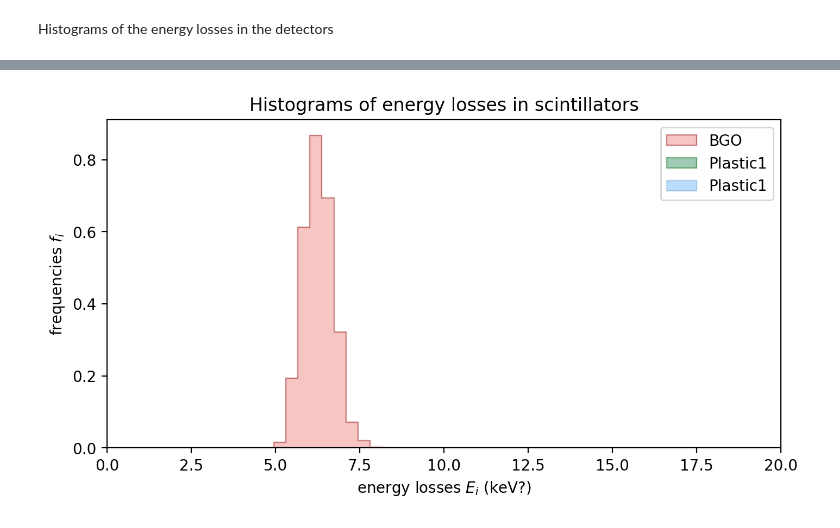
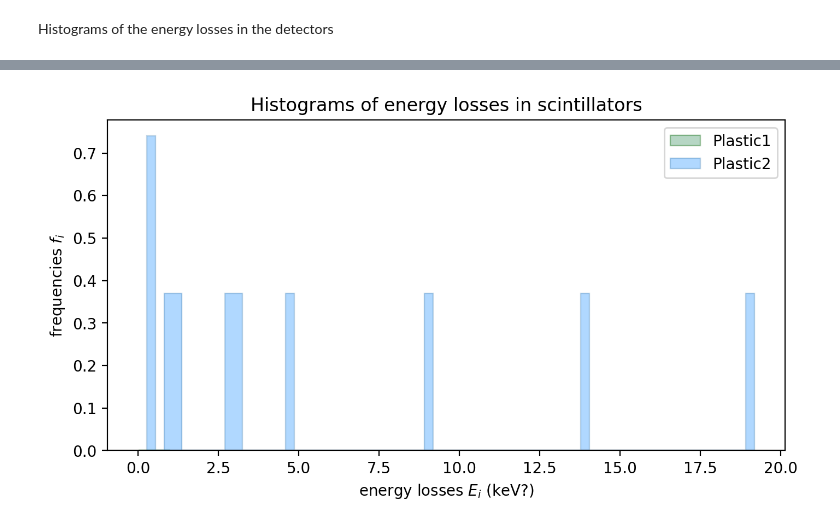
Before and after one commit to emanuelitoss/DreamExperiment, a Jupyter notebook: analysisDreamSimulation/dreamAnalysis.ipynb, the cells around one changed output, grey strips where cells are left out. Saved outputs shown, nothing was run; the diff lists cells and outputs as text; code cells hidden in the pictures.

```diff
--- a/analysisDreamSimulation/dreamAnalysis.ipynb
+++ b/analysisDreamSimulation/dreamAnalysis.ipynb
@@ -99,21 +116,19 @@ Histograms of the energy losses in the detectors
 # %%
 # prepare the figure
 fig = plt.figure(111, figsize=(8,4), dpi=200)
 
 # plot the histo
-plt.hist(energyBGO, label='BGO', histtype="stepfilled",
-         color="lightcoral", ec="darkred", alpha=0.45, lw=0.85, density=True)
-plt.hist(energyScint1, label='Plastic1', histtype="stepfilled",
-         color="seagreen", ec="darkgreen", alpha=0.45, lw=0.85, density=True)
-plt.hist(energyScint1, label='Plastic1', histtype="stepfilled",
-         color='dodgerblue', ec='steelblue', alpha=0.3, lw=0.85, density=True)
+plt.hist(energyScint1, bins=70, label='Plastic1', histtype="stepfilled",
+         color="seagreen", ec="darkgreen", alpha=0.35, lw=0.85, density=True)
+plt.hist(energyScint2, bins=70, label='Plastic2', histtype="stepfilled",
+         color='dodgerblue', ec='steelblue', alpha=0.35, lw=0.85, density=True)
 
 # visualize
 plt.title('Histograms of energy losses in scintillators')
 plt.xlabel('energy losses $E_i$ (keV?)')
 plt.ylabel('frequencies $f_i$')
-plt.xlim(0,20)
+# plt.xlim(0,0.5)
 plt.legend()
 plt.show()
 # %% [output]
-[figure, old version]
+[figure, new version]
```
Also changed, not shown: parts of 2 cells of this notebook, 3 other files.
